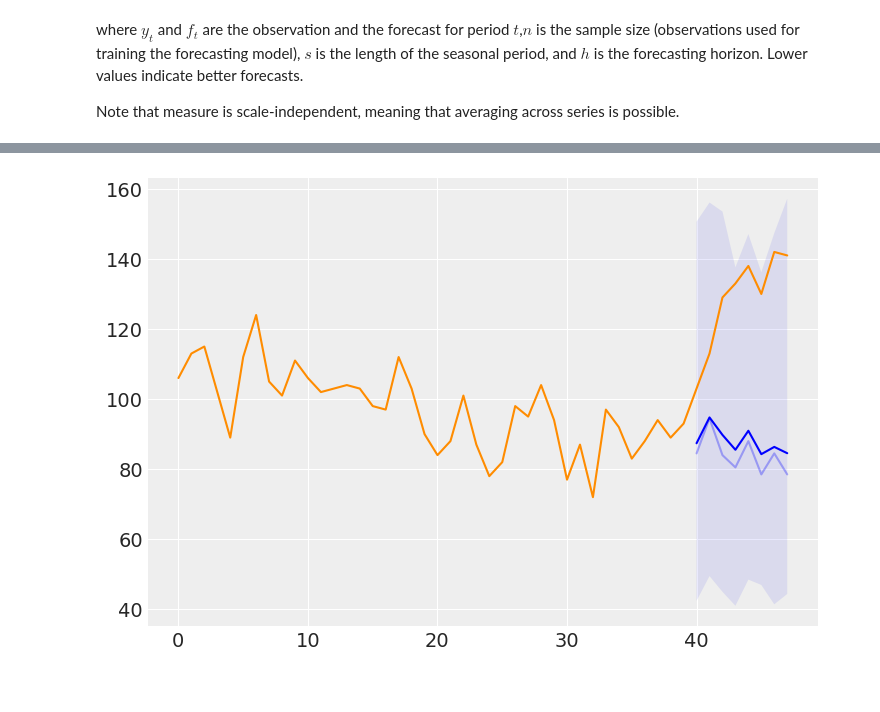
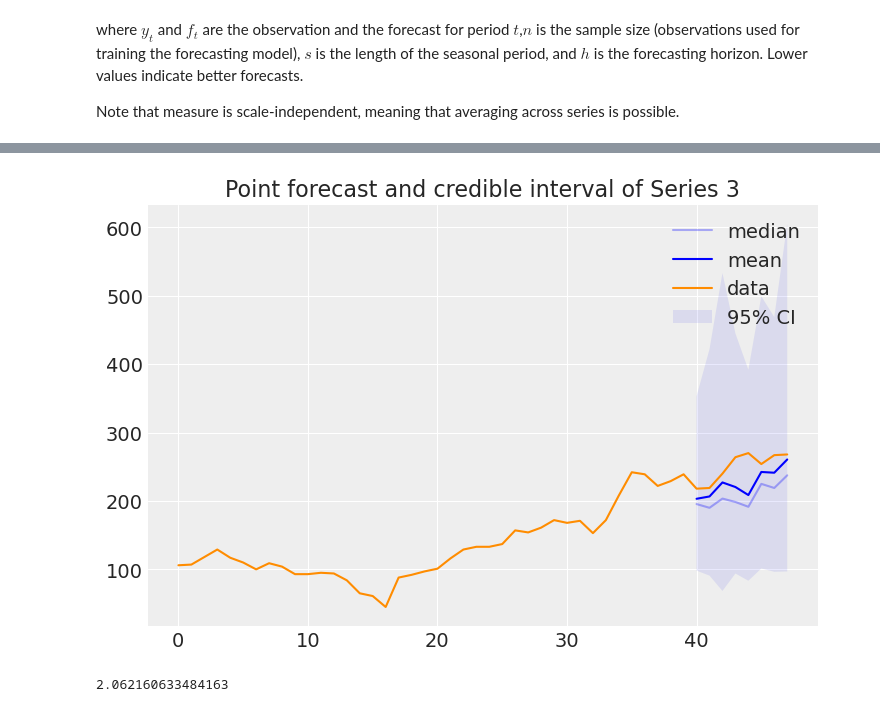
Before and after one commit to luisroque/Time-Series-Statistical-Models-Experiments, a Jupyter notebook: PhD_Results.ipynb, the cells around one changed output, grey strips where cells are left out. Cells and saved outputs as stored; diff of their text form; code cells hidden in the pictures.

```diff
--- a/PhD_Results.ipynb
+++ b/PhD_Results.ipynb
@@ -28,8 +28,7 @@ prison_pivot = prison.pivot(index='t',columns=['state', 'gender', 'legal'], valu
 n_all = 48
 # We will be forecasting the last 8 points -> 2015 and 2016
 y = prison_pivot.iloc[:-8, :]
-y_h = prison_pivot.iloc[n_all-8:n_all, :]
-y_h = y_h.values
+y_h = prison_pivot.iloc[n_all-8:n_all, :].values
 y_all = prison_pivot.values
 # %%
 n=y.shape[0]
@@ -156,8 +155,8 @@ with pm.Model() as model_h_cox_gp_cor:
     l_p = pm.Gamma('l_p', alpha=2, beta=1)
     #l_med = pm.Gamma('l_med', alpha=2, beta=1)
 
-    η_trend = pm.HalfNormal('η_trend', 0.1)
-    η_per = pm.HalfNormal('η_per',0.01)
+    η_trend = pm.HalfNormal('η_trend', 0.05)
+    η_per = pm.HalfNormal('η_per',0.05)
     #η_med = pm.HalfNormal('η_med', 0.1)
     period = pm.Laplace('period', tt.log(4), 0.1)
     #l = pm.Gamma('l', alpha=4, beta=1)
@@ -167,7 +166,7 @@ with pm.Model() as model_h_cox_gp_cor:
     # noise model
     #η_noise = pm.HalfNormal("η_noise", sigma=0.5, testval=0.05)
     #ℓ_noise = pm.Gamma("ℓ_noise", alpha=4, beta=1)
-    σ  = pm.HalfNormal("σ",  sigma=0.25, testval=0.05)
+    σ  = pm.HalfNormal("σ",  sigma=0.1)
 
     # Cov func for the overall GP
     cov = (η_trend**2 * pm.gp.cov.Matern32(input_dim=2, ls=l_t, active_dims=[0])
@@ -189,13 +188,13 @@ with pm.Model() as model_h_cox_gp_cor:
     hy_a1 = pm.Normal('hy_a1', mu=0.0, sd=0.5)
     hy_a2 = pm.Normal('hy_a2', mu=0.0, sd=0.5)
     hy_a3 = pm.Normal('hy_a3', mu=0.0, sd=0.5)
-    hy_b = pm.Laplace('hy_b', mu=0.0, b=0.01) # Trend does not depend on group
+    hy_b = pm.Laplace('hy_b', mu=0.0, b=0.03) # Trend does not depend on group
 
     a0 = pm.Normal('a0', hy_a0_sd, shape=n_series)
     a1 = pm.Normal('a1', mu=hy_a1, sd=0.5, shape=state)
     a2 = pm.Normal('a2', mu=hy_a2, sd=0.5, shape=gender)
     a3 = pm.Normal('a3', mu=hy_a3, sd=0.5, shape=legal)
-    b = pm.Laplace('b', mu=hy_b, b=0.01, shape=n_series) # One trend per series
+    b = pm.Laplace('b', mu=hy_b, b=0.03, shape=n_series) # One trend per series
 
 
     mu_func = LinearMean(intercepts = a0,
@@ -209,7 +208,7 @@ with pm.Model() as model_h_cox_gp_cor:
     f = gp.prior('f', X=X, reparameterize=True)
 
     y_pred = pm.Poisson('y_pred', mu=tt.exp(f), observed=y_)
-    #prior_checks = pm.sample_prior_predictive(samples=200)
+    prior_checks = pm.sample_prior_predictive(samples=200)
 # %%
 figure, ax = plt.subplots(4, 2, figsize=(12,10))
 ax = ax.ravel()
@@ -270,7 +269,7 @@ with model_h_cox_gp_cor:
 # %% [output]
 [interactive output not drawn]
 # %%
-model_fpath = 'gp.pkl'
+model_fpath = 'gp_mp_s.pkl'
 with open(model_fpath, 'wb') as buff:
     pickle.dump({'model': model_h_cox_gp_cor, 'trace': mp, 'gp': gp}, buff)
 # %%
@@ -388,5 +394,6 @@ for s_ in range(4):
     pm.gp.util.plot_gp_dist(ax[s_], list(pred_samples_list[s_].items())[0][1], np.arange(n_new), palette='Oranges')
     #ax[s_].plot(np.arange(n*s_, n*s_+n), y[:,s_])
     ax[s_].plot(np.arange(n), y[:,s_])
+    ax[s_].plot(np.arange(n,n_new), y_h[:,s_], color='r')
     ax[s_].set_ylim(0,max(y[:,s_])+max(y[:,s_])*2);
 # %% [output]
@@ -491,11 +472,25 @@ y_h
 # %%
-series = 22
+series = 3
 
 ci = np.percentile(pred_samples[series]['y_pred%d'%series], axis=0, q=[2.5, 50, 97.5])
 
-plt.plot(np.arange(40, 48),ci[1] , color='b', alpha=0.3)
-plt.fill_between(np.arange(40, 48),ci[0], ci[2], alpha=0.1)
-plt.plot(np.arange(40, 48),np.mean(pred_samples[series]['y_pred%d'%series], axis=0), color='b')
-plt.plot(y_all[:,series], color='darkorange');
+plt.plot(np.arange(40, 48),ci[1] , color='b', alpha=0.3, label='median')
+plt.fill_between(np.arange(40, 48),ci[0], ci[2], alpha=0.1, label='95% CI')
+plt.plot(np.arange(40, 48),np.mean(pred_samples[series]['y_pred%d'%series], axis=0), color='b', label='mean')
+plt.plot(y_all[:,series], color='darkorange', label='data')
+plt.title(f'Point forecast and credible interval of Series {series}')
+plt.legend();
 # %% [output]
-[figure, old version]
+[figure, new version]
+# %%
+for i in range(s):
+    mase_sum = mase(n=40,
+                     s=4,
+                     h=8,
+                     y=y_all,
+                     f=np.mean(pred_samples[i]['y_pred%d'%i], axis=0),
+                     series=i)
+
+mase_all = mase_sum/s
+# %% [output]
+2.062160633484163
```
Also changed, not shown: parts of 11 cells of this notebook.
